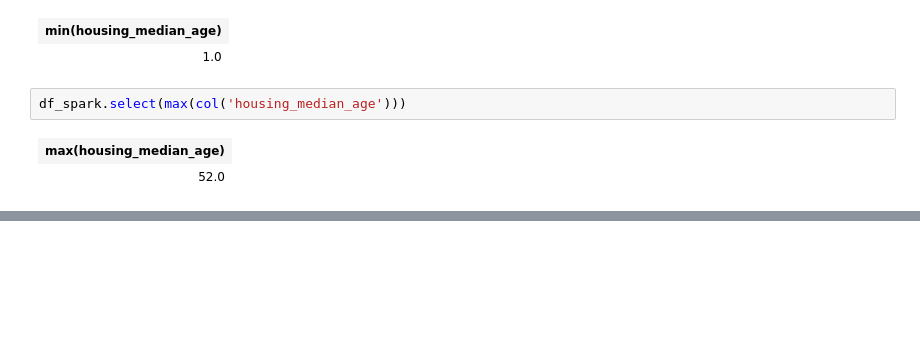
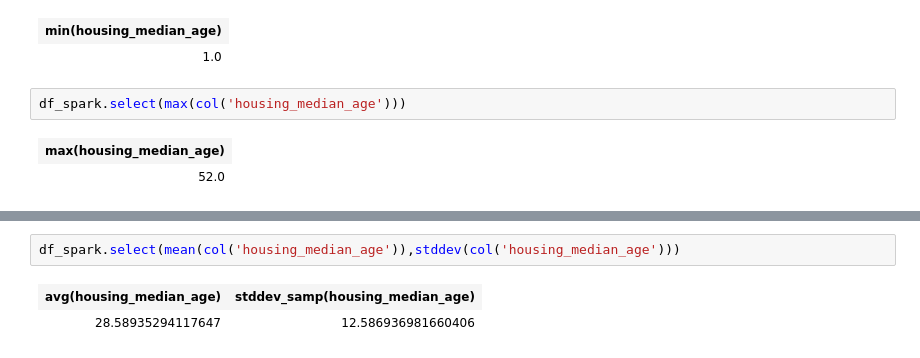
Before and after one commit to Deriss/Tutoriais-Big-Data, a Jupyter notebook: Tutorial_PySpark_Manipulação_de_Dataframes.ipynb, the cells around one changed output, grey strips where cells are left out. Saved outputs shown, nothing was run; the diff lists cells and outputs as text; blank space fills up the shorter version.

```diff
--- a/Tutorial_PySpark_Manipulação_de_Dataframes.ipynb
+++ b/Tutorial_PySpark_Manipulação_de_Dataframes.ipynb
@@ -408,0 +276,5 @@ plt.hist(df_spark.select('housing_median_age').toPandas())
+# %%
+df_spark.select(mean(col('housing_median_age')),stddev(col('housing_median_age')))
+# %% [output]
+| avg(housing_median_age) | stddev_samp(housing_median_age) |
+| 28.58935294117647 | 12.586936981660406 |
```
Also changed, not shown: parts of 38 cells of this notebook.
